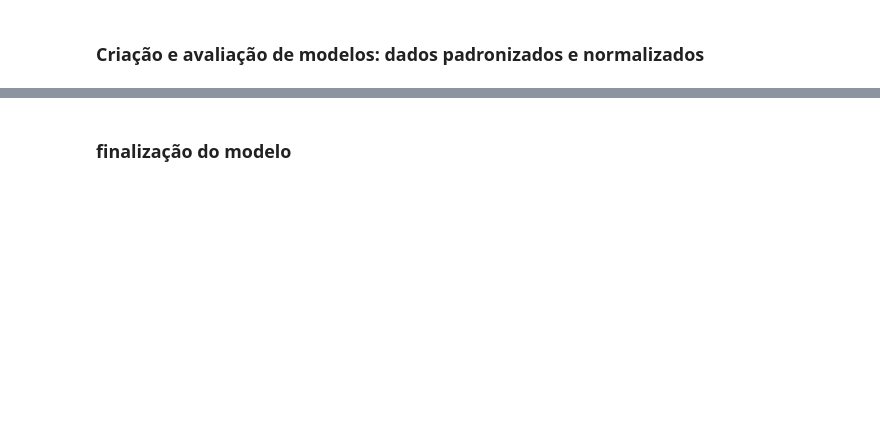
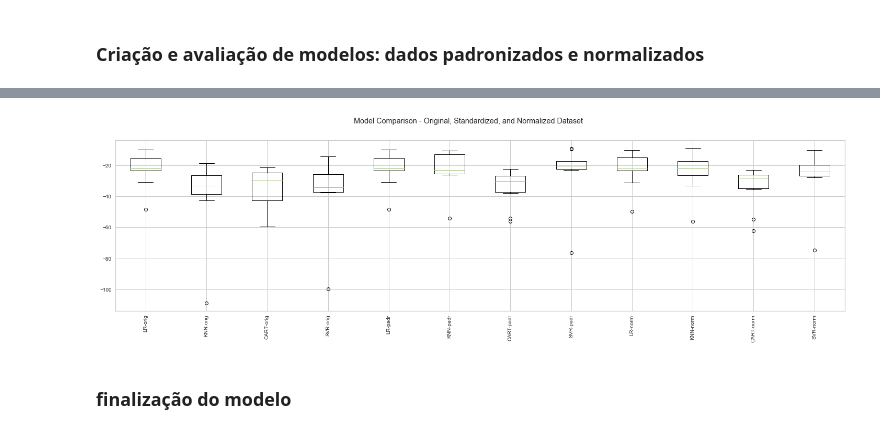
Before and after one commit to tal-rsg/3-MVP, a Jupyter notebook: mvp_machineLearning.ipynb, the cells around one changed output, grey strips where cells are left out. Cells and saved outputs as stored; diff of their text form; code cells hidden in the pictures; blank space fills up the shorter version.

```diff
--- a/mvp_machineLearning.ipynb
+++ b/mvp_machineLearning.ipynb
@@ -474,0 +314,69 @@ Vot-norm: 1.000 (0.000)
+# %%
+# Defining a global seed for this block
+np.random.seed(7)
+
+# Lists to store pipelines and results for all dataset views
+pipelines = []
+results = []
+names = []
+
+# Defining base classifier parameters for the BaggingClassifier
+base_classifier = DecisionTreeRegressor()
+num_trees = 100
+max_features = 3
+
+# Creating the pipeline elements
+
+# Algorithms to be used
+reg_log = ('LR', LinearRegression())
+knn = ('KNN', KNeighborsRegressor())
+cart = ('CART', DecisionTreeRegressor())
+svr = ('SVR', SVR())
+#random_forest = ('RF', RandomForestRegressor(n_estimators=num_trees, max_features=max_features))
+
+# Transformations to be used
+standard_scaler = ('StandardScaler', StandardScaler())
+min_max_scaler = ('MinMaxScaler', MinMaxScaler())
+
+# Building the pipelines
+
+# Original dataset
+pipelines.append(('LR-orig', Pipeline([reg_log])))
+pipelines.append(('KNN-orig', Pipeline([knn])))
+pipelines.append(('CART-orig', Pipeline([cart])))
+pipelines.append(('SVR-orig', Pipeline([svr])))
+#pipelines.append(('RF-orig', Pipeline([random_forest])))
+
+# Standardized dataset
+pipelines.append(('LR-padr', Pipeline([standard_scaler, reg_log])))
+pipelines.append(('KNN-padr', Pipeline([standard_scaler, knn])))
+pipelines.append(('CART-padr', Pipeline([standard_scaler, cart])))
+pipelines.append(('SVR-padr', Pipeline([standard_scaler, svr])))
+#pipelines.append(('RF-padr', Pipeline([standard_scaler, random_forest])))
+
+# Normalized dataset
+pipelines.append(('LR-norm', Pipeline([min_max_scaler, reg_log])))
+pipelines.append(('KNN-norm', Pipeline([min_max_scaler, knn])))
+pipelines.append(('CART-norm', Pipeline([min_max_scaler, cart])))
+pipelines.append(('SVR-norm', Pipeline([min_max_scaler, svr])))
+#pipelines.append(('RF-norm', Pipeline([min_max_scaler, random_forest])))
+
+# Executing the pipelines
+kfold = KFold(n_splits=10, random_state=7, shuffle=True)
+scoring = 'neg_mean_squared_error'
+
+for name, model in pipelines:
+    cv_results = cross_val_score(model, X_train, y_train, cv=kfold, scoring=scoring)
+    results.append(cv_results)
+    names.append(name)
+    msg = "%s: %.3f (%.3f)" % (name, cv_results.mean(), cv_results.std()) # formatting to 3 decimal places
+    print(msg)
+
+# Boxplot comparing the models
+fig = plt.figure(figsize=(25,6))
+fig.suptitle('Model Comparison - Original, Standardized, and Normalized Dataset')
+ax = fig.add_subplot(111)
+plt.boxplot(results)
+ax.set_xticklabels(names, rotation=90)
+plt.show()
+# %% [output]
@@ -475,3 +395,4 @@ Vot-norm: 1.000 (0.000)
+[figure, added]
 # %% [markdown]
 ### finalização do modelo
 # %%
```
Also changed, not shown: parts of 12 cells of this notebook.
